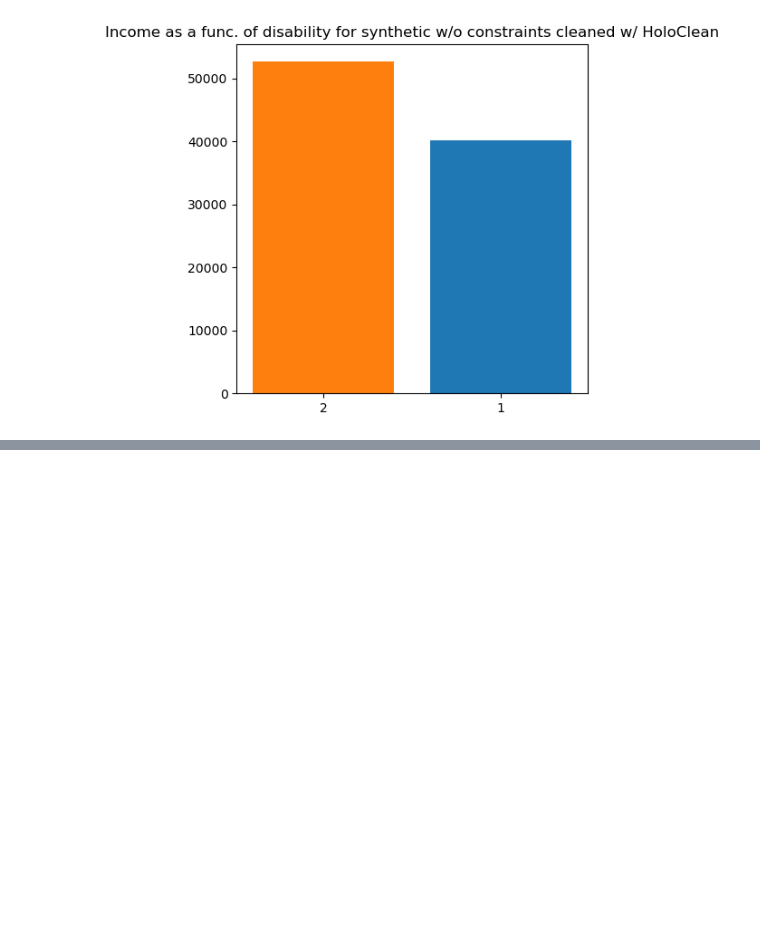
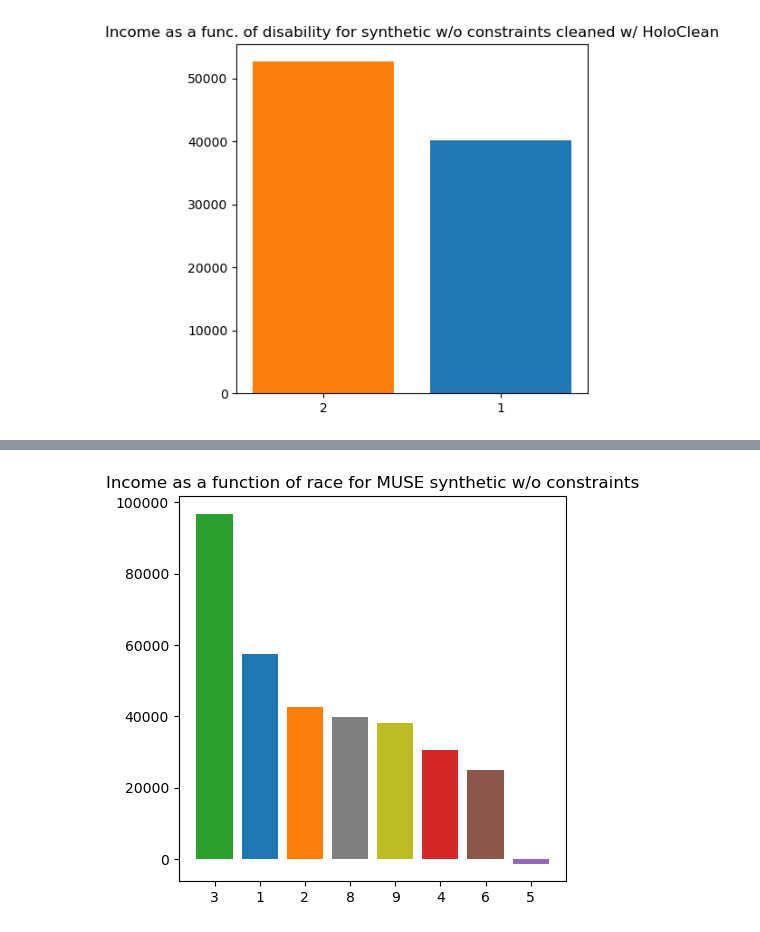
Before and after one commit to kushagraghosh/DataRepairAndFairness, a Jupyter notebook: data_repair_and_fairness.ipynb, the cells around one changed output, grey strips where cells are left out. Cells and saved outputs as stored; diff of their text form; code cells hidden in the pictures; blank space fills up the shorter version.

```diff
--- a/data_repair_and_fairness.ipynb
+++ b/data_repair_and_fairness.ipynb
@@ -1057,0 +990,7 @@ display(avg_table_dis)
+# %%
+fig, axs = plt.subplots(1,1, figsize=(5,5))
+barplotForAvg("Income as a function of race for MUSE synthetic w/o constraints", muse_synthetic_data, 'RAC1P', axs, race_label_mapping)
+plt.show()
+fig.savefig('plots/muse/income-race-synthetic-with-constraints-for-muse.png', bbox_inches='tight', dpi=300)
+# %% [output]
+[figure, added]
```
Also changed, not shown: parts of 46 cells of this notebook, 14 other files.
